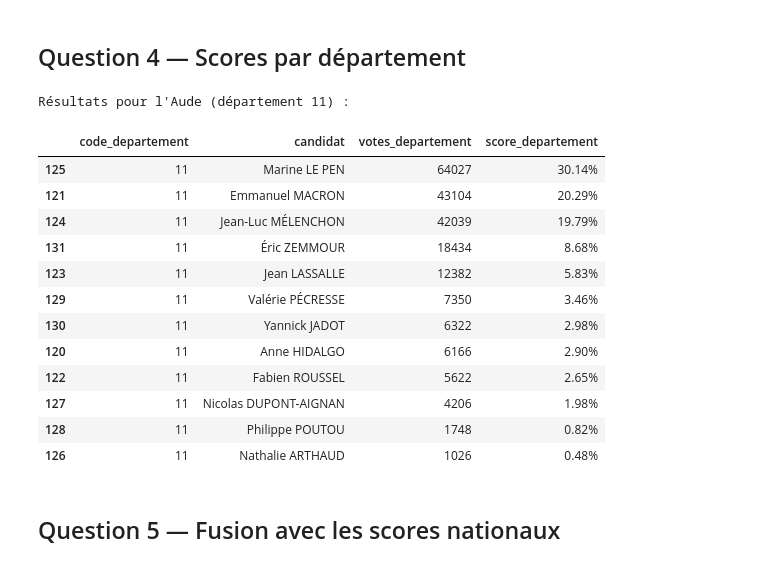
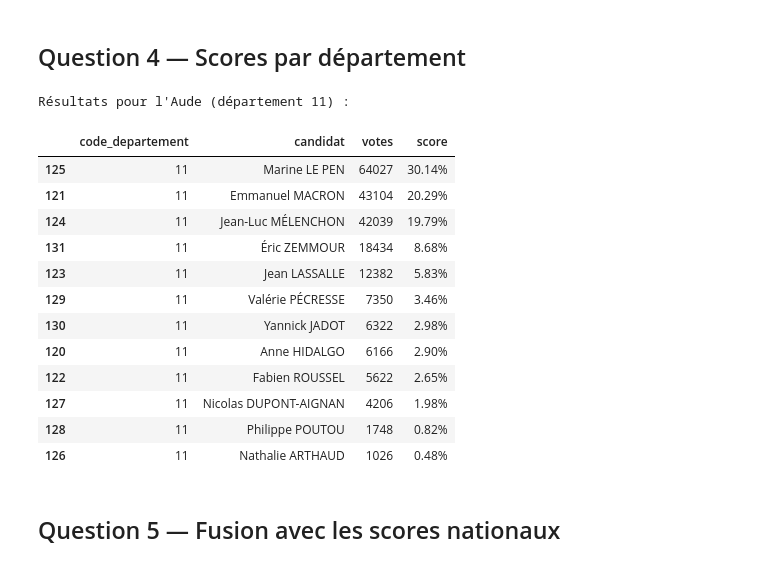
Before and after one commit to TeodoraHub/DM_python, a Jupyter notebook: DM_pythonDMR.ipynb, the cells around one changed output. Cells and saved outputs as stored; diff of their text form; code cells hidden in the pictures.

```diff
--- a/DM_pythonDMR.ipynb
+++ b/DM_pythonDMR.ipynb
@@ -187,36 +187,36 @@ display(
 # %%
 # Agrégation par département et candidat
 score_departements = (
     df_candidats
     .groupby(['code_departement', 'candidat'], as_index=False)['voix']
     .sum()
-    .rename(columns={'voix': 'votes_departement'})
+    .rename(columns={'voix': 'votes'})
 )
 
 # Calcul du score en % des votes exprimés par département
 total_dep = (
     score_departements
-    .groupby('code_departement')['votes_departement']
+    .groupby('code_departement')['votes']
     .sum()
     .rename('total_dep')
 )
 score_departements = score_departements.merge(total_dep, on='code_departement')
-score_departements['score_departement'] = (
-    score_departements['votes_departement'] / score_departements['total_dep'] * 100
+score_departements['score'] = (
+    score_departements['votes'] / score_departements['total_dep'] * 100
 )
 score_departements = score_departements.drop(columns='total_dep')
 
 # Vérification pour l'Aude (département 11)
 print("Résultats pour l'Aude (département 11) :")
 (
     score_departements[score_departements['code_departement'] == '11']
-    .sort_values('votes_departement', ascending=False)
-    .assign(score_departement=lambda x: x['score_departement'].map('{:.2f}%'.format))
+    .sort_values('votes', ascending=False)
+    .assign(score=lambda x: x['score'].map('{:.2f}%'.format))
     .head(12)
 )
 # %% [output]
 Résultats pour l'Aude (département 11) :
-|  | code_departement | candidat | votes_departement | score_departement |
+|  | code_departement | candidat | votes | score |
 | 125 | 11 | Marine LE PEN | 64027 | 30.14% |
 | 121 | 11 | Emmanuel MACRON | 43104 | 20.29% |
 | 124 | 11 | Jean-Luc MÉLENCHON | 42039 | 19.79% |
```
Also changed, not shown: parts of 4 cells of this notebook.
